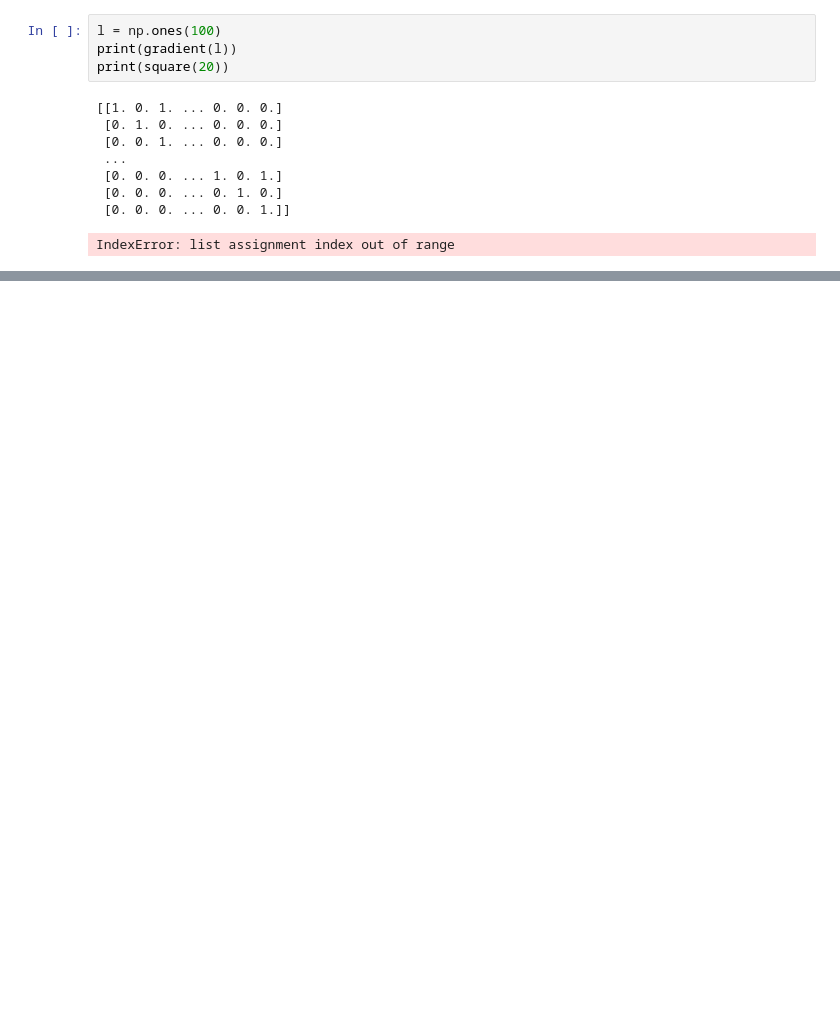
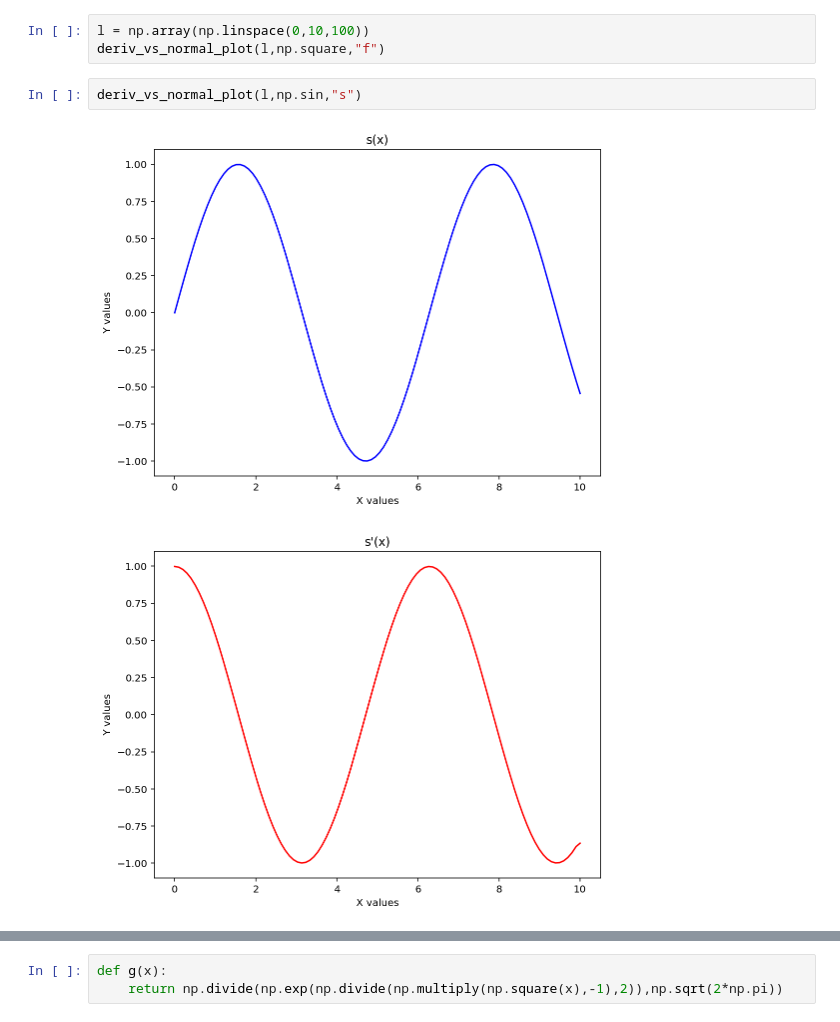
Before and after one commit to chapman-phys220-2018f/cw09-cw07-thegoblins, a Jupyter notebook: calculus.ipynb, the cells around one changed output, grey strips where cells are left out. Drawn from its saved outputs; the diff is of its cells as text; blank space fills up the shorter version.

```diff
--- a/calculus.ipynb
+++ b/calculus.ipynb
@@ -30,13 +76,8 @@ def gradient(x):
-# %%
-l = np.ones(100)
-print(gradient(l))
-print(square(20))
-# %% [output]
-[[1. 0. 1. ... 0. 0. 0.]
- [0. 1. 0. ... 0. 0. 0.]
- [0. 0. 1. ... 0. 0. 0.]
- ...
- [0. 0. 0. ... 1. 0. 1.]
- [0. 0. 0. ... 0. 1. 0.]
- [0. 0. 0. ... 0. 0. 1.]]
-IndexError: list assignment index out of range
+# %%
+l = np.array(np.linspace(0,10,100))
+deriv_vs_normal_plot(l,np.square,"f")
+# %%
+deriv_vs_normal_plot(l,np.sin,"s")
+# %% [output]
+[figure, added]
+[figure, added]
@@ -42,0 +85,3 @@ IndexError: list assignment index out of range
+# %%
+def g(x):
+    return np.divide(np.exp(np.divide(np.multiply(np.square(x),-1),2)),np.sqrt(2*np.pi))
```
Also changed, not shown: parts of 6 cells of this notebook.
